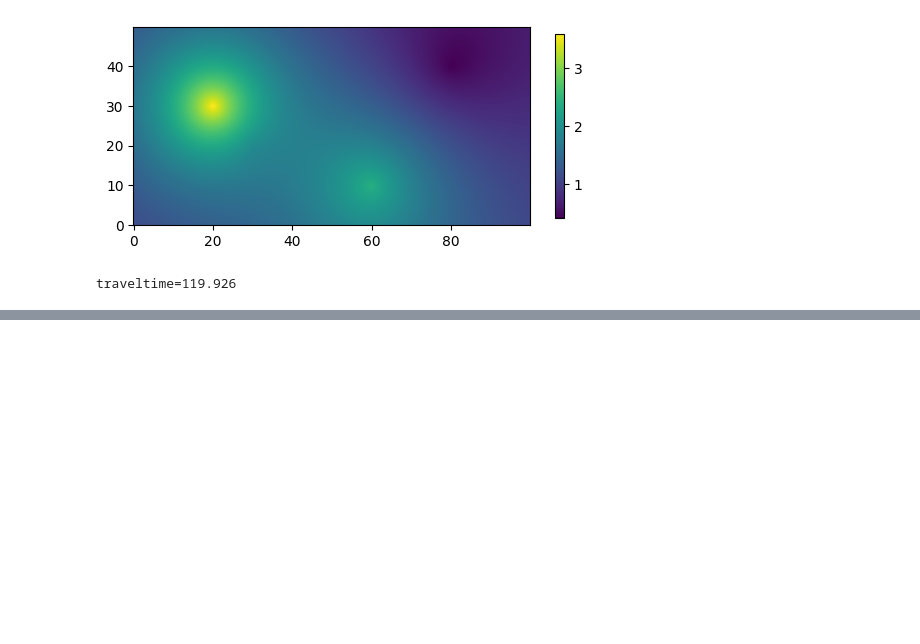
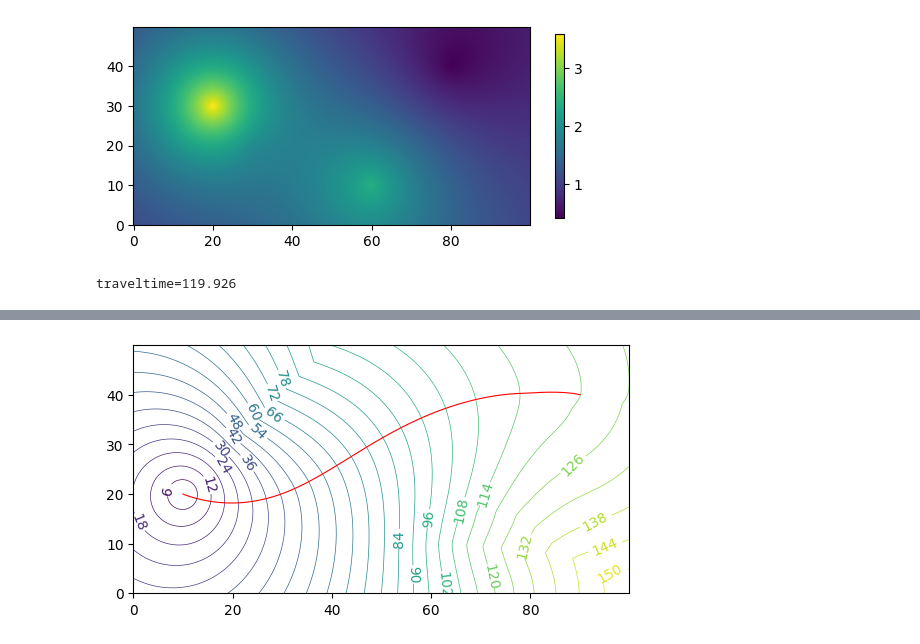
Before and after one commit to Dengda98/PyFMM, a Jupyter notebook: docs/source/examples/02_random_model.ipynb, the cells around one changed output, grey strips where cells are left out. Cells and saved outputs as stored; diff of their text form; code cells hidden in the pictures; blank space fills up the shorter version.

```diff
--- a/docs/source/examples/02_random_model.ipynb
+++ b/docs/source/examples/02_random_model.ipynb
@@ -59,0 +60,18 @@ ax.set_aspect('equal')
+# %%
+# Fast Sweeping
+
+FSMTT = pyfmm.travel_time_source(
+    srcloc,
+    xarr, yarr, zarr, slw, useFSM=True, FSMparallel=True)
+
+travt, rays = pyfmm.raytracing(
+    FSMTT, srcloc, rcvloc, xarr, yarr, zarr, 0.1)
+print(f"traveltime={travt:.3f}")
+
+fig, ax = plt.subplots(1, 1)
+cs = ax.contour(xarr, yarr, FSMTT[:, :, 0].T, levels=30, linewidths=0.5)
+ax.clabel(cs)
+ax.plot(rays[:,0], rays[:,1], c='r', lw=0.8)
+
+ax.set_aspect('equal')
+# %% [output]
@@ -59,0 +80 @@ ax.set_aspect('equal')
+[figure, added]
```
Also changed, not shown: parts of 2 cells of this notebook, 15 other files.
